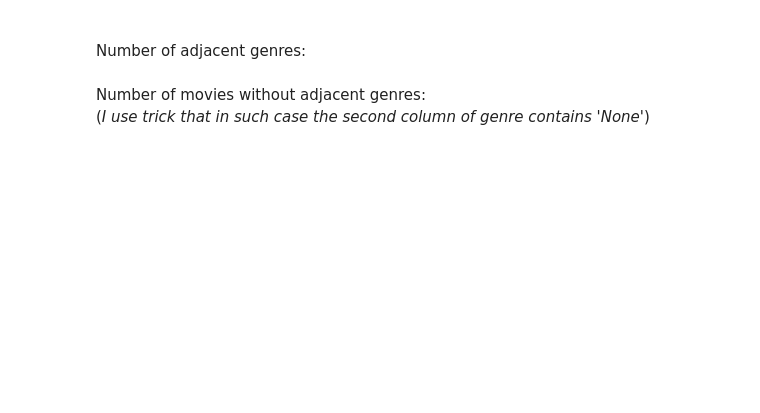
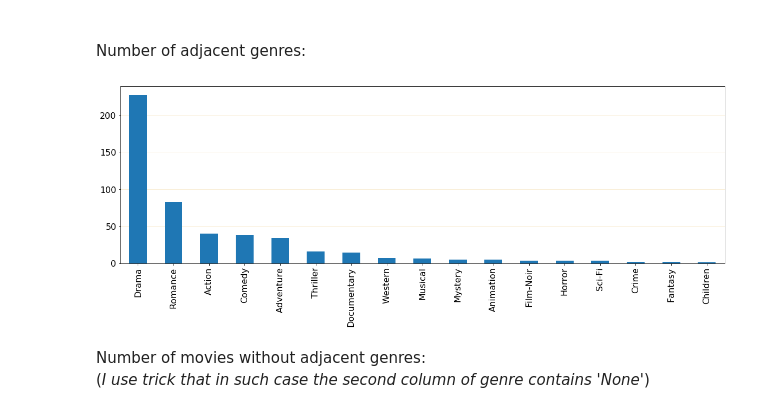
Before and after one commit to Lady3mlnm/analysis_of_different_data, a Jupyter notebook: mini-project_early_movies_(improved).ipynb, the cells around one changed output. Cells and saved outputs as stored; diff of their text form; code cells hidden in the pictures; blank space fills up the shorter version.

```diff
--- a/mini-project_early_movies_(improved).ipynb
+++ b/mini-project_early_movies_(improved).ipynb
@@ -614,7 +643,10 @@ number_adjacent_genres
 
 Number of adjacent genres:
 # %%
-number_adjacent_genres.plot(kind='bar', figsize=(20,6), fontsize = 16)
+number_adjacent_genres.plot(kind='bar', figsize=(20,6), fontsize = 16, zorder=10) \
+                      .yaxis.grid(color='wheat', linewidth=0.5)
+# %% [output]
+[figure, added]
 # %% [markdown]
 Number of movies without adjacent genres:<br>
 (*I use trick that in such case the second column of genre contains 'None'*)
```
Also changed, not shown: parts of 9 cells of this notebook, 4 other files.
